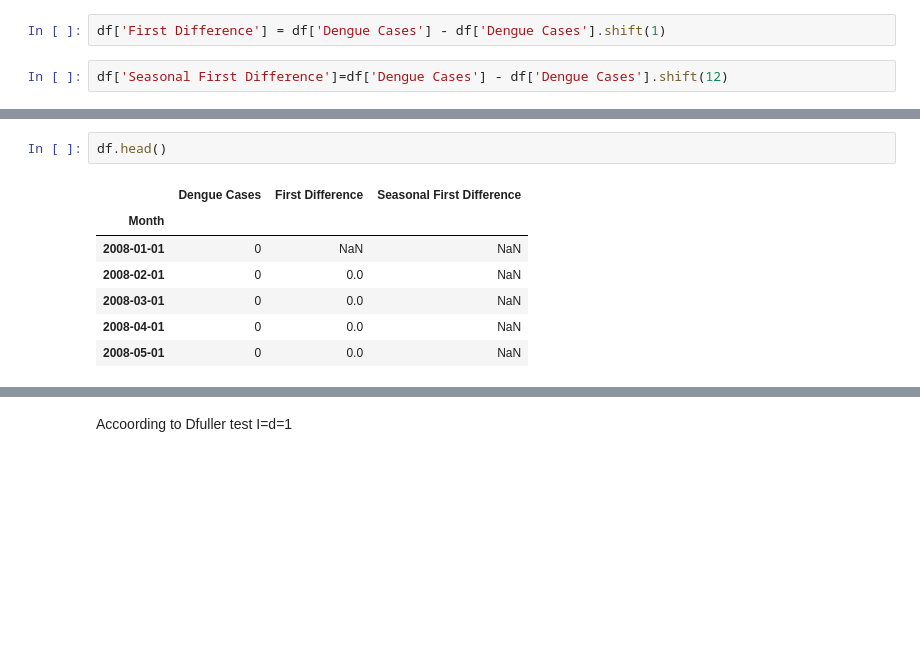
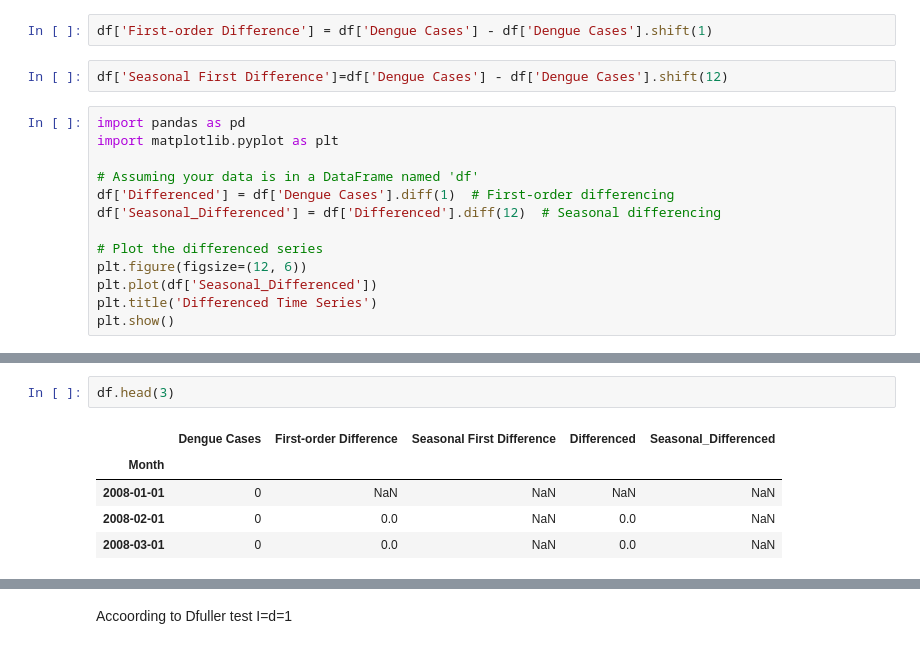
Before and after one commit to Rasel-25/Book-s-Code, a Jupyter notebook: Python for Data Analysis/Dengue Cases Forecasting.ipynb, the cells around one changed output, grey strips where cells are left out. Saved outputs shown, nothing was run; the diff lists cells and outputs as text; blank space fills up the shorter version.

```diff
--- a/Python for Data Analysis/Dengue Cases Forecasting.ipynb
+++ b/Python for Data Analysis/Dengue Cases Forecasting.ipynb
@@ -181,4 +181,17 @@ Name: Dengue Cases, dtype: int64
 # %%
-df['First Difference'] = df['Dengue Cases'] - df['Dengue Cases'].shift(1)
+df['First-order Difference'] = df['Dengue Cases'] - df['Dengue Cases'].shift(1)
 # %%
 df['Seasonal First Difference']=df['Dengue Cases'] - df['Dengue Cases'].shift(12)
+# %%
+import pandas as pd
+import matplotlib.pyplot as plt
+
+# Assuming your data is in a DataFrame named 'df'
+df['Differenced'] = df['Dengue Cases'].diff(1)  # First-order differencing
+df['Seasonal_Differenced'] = df['Differenced'].diff(12)  # Seasonal differencing
+
+# Plot the differenced series
+plt.figure(figsize=(12, 6))
+plt.plot(df['Seasonal_Differenced'])
+plt.title('Differenced Time Series')
+plt.show()
@@ -185,11 +200,9 @@ df['Seasonal First Difference']=df['Dengue Cases'] - df['Dengue Cases'].shift(12
 # %%
-df.head()
+df.head(3)
 # %% [output]
-|  | Dengue Cases | First Difference | Seasonal First Difference |
-| Month |  |  |  |
-| 2008-01-01 | 0 | NaN | NaN |
-| 2008-02-01 | 0 | 0.0 | NaN |
-| 2008-03-01 | 0 | 0.0 | NaN |
-| 2008-04-01 | 0 | 0.0 | NaN |
-| 2008-05-01 | 0 | 0.0 | NaN |
+|  | Dengue Cases | First-order Difference | Seasonal First Difference | Differenced | Seasonal_Differenced |
+| Month |  |  |  |  |  |
+| 2008-01-01 | 0 | NaN | NaN | NaN | NaN |
+| 2008-02-01 | 0 | 0.0 | NaN | 0.0 | NaN |
+| 2008-03-01 | 0 | 0.0 | NaN | 0.0 | NaN |
 # %%
```
Also changed, not shown: parts of 19 cells of this notebook, 1 other file.
